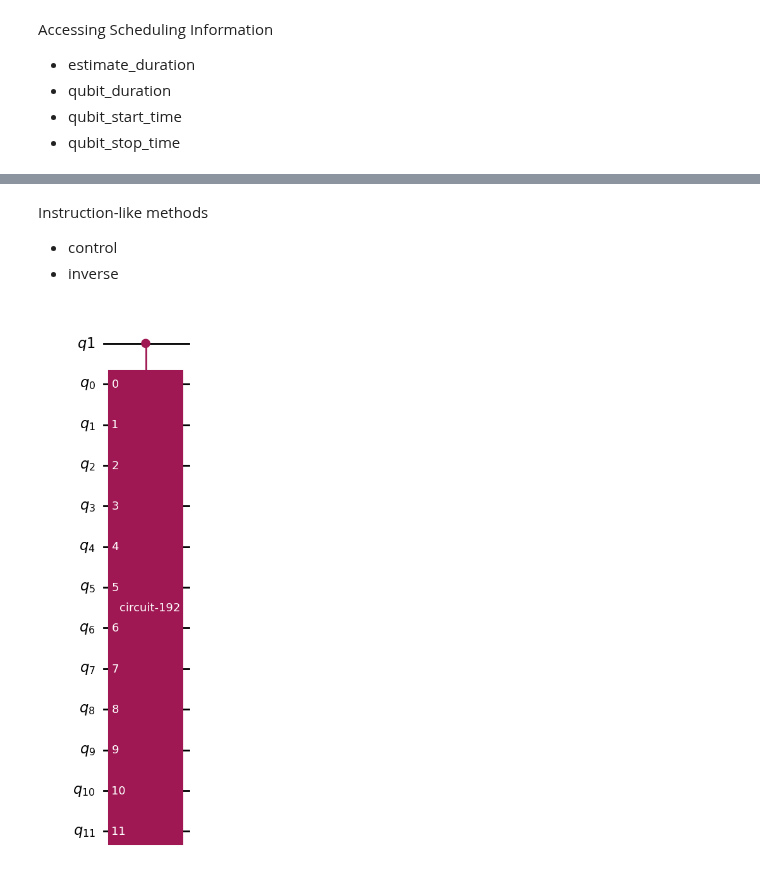
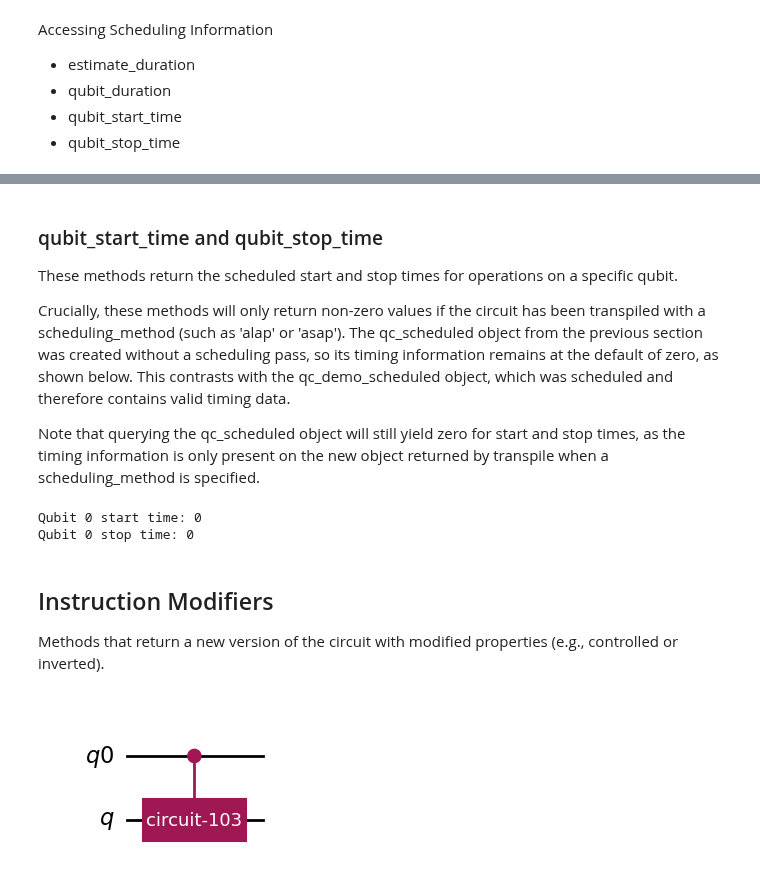
Before and after one commit to kibrahim757/qiskit_certification_examples, a Jupyter notebook: Section_1_Perform_Quantum_Operations/2_4_Circuit_Mechanics.ipynb, the cells around one changed output, grey strips where cells are left out. Saved outputs shown, nothing was run; the diff lists cells and outputs as text; code cells hidden in the pictures.

```diff
--- a/Section_1_Perform_Quantum_Operations/2_4_Circuit_Mechanics.ipynb
+++ b/Section_1_Perform_Quantum_Operations/2_4_Circuit_Mechanics.ipynb
@@ -470,12 +769,32 @@ Accessing Scheduling Information
+# %% [markdown]
+### qubit_start_time and qubit_stop_time
+
+These methods return the scheduled start and stop times for operations on a specific qubit.
+
+Crucially, these methods will only return non-zero values if the circuit has been transpiled with a scheduling_method (such as 'alap' or 'asap'). The qc_scheduled object from the previous section was created without a scheduling pass, so its timing information remains at the default of zero, as shown below. This contrasts with the qc_demo_scheduled object, which was scheduled and therefore contains valid timing data.
+
+
+ Note that querying the qc_scheduled object will still yield zero for start and stop times, as the timing information is only present on the new object returned by transpile when a scheduling_method is specified.
+# %%
+# Check start and stop times for Qubit 0
+print(f"Qubit 0 start time: {qc_scheduled.qubit_start_time(0)}")
+print(f"Qubit 0 stop time: {qc_scheduled.qubit_stop_time(0)}")
+# %% [output]
+Qubit 0 start time: 0
+Qubit 0 stop time: 0
 # %% [markdown]
-Instruction-like methods
+## Instruction Modifiers
 
-* control
-* inverse
+Methods that return a new version of the circuit with modified properties (e.g., controlled or inverted).
 # %%
-qc.control(1).draw('mpl')
+# qc.control(1).draw('mpl')
+from qiskit import QuantumCircuit
+qc_u = QuantumCircuit(1)
+qc_u.h(0)
+ctrl_gate = qc_u.control(1)
+ctrl_gate.draw('mpl')
 # %% [output]
-[figure, old version]
+[figure, new version]
 # %%
 qc.inverse().draw('mpl')
 # %% [output]
```
Also changed, not shown: parts of 70 cells of this notebook.
